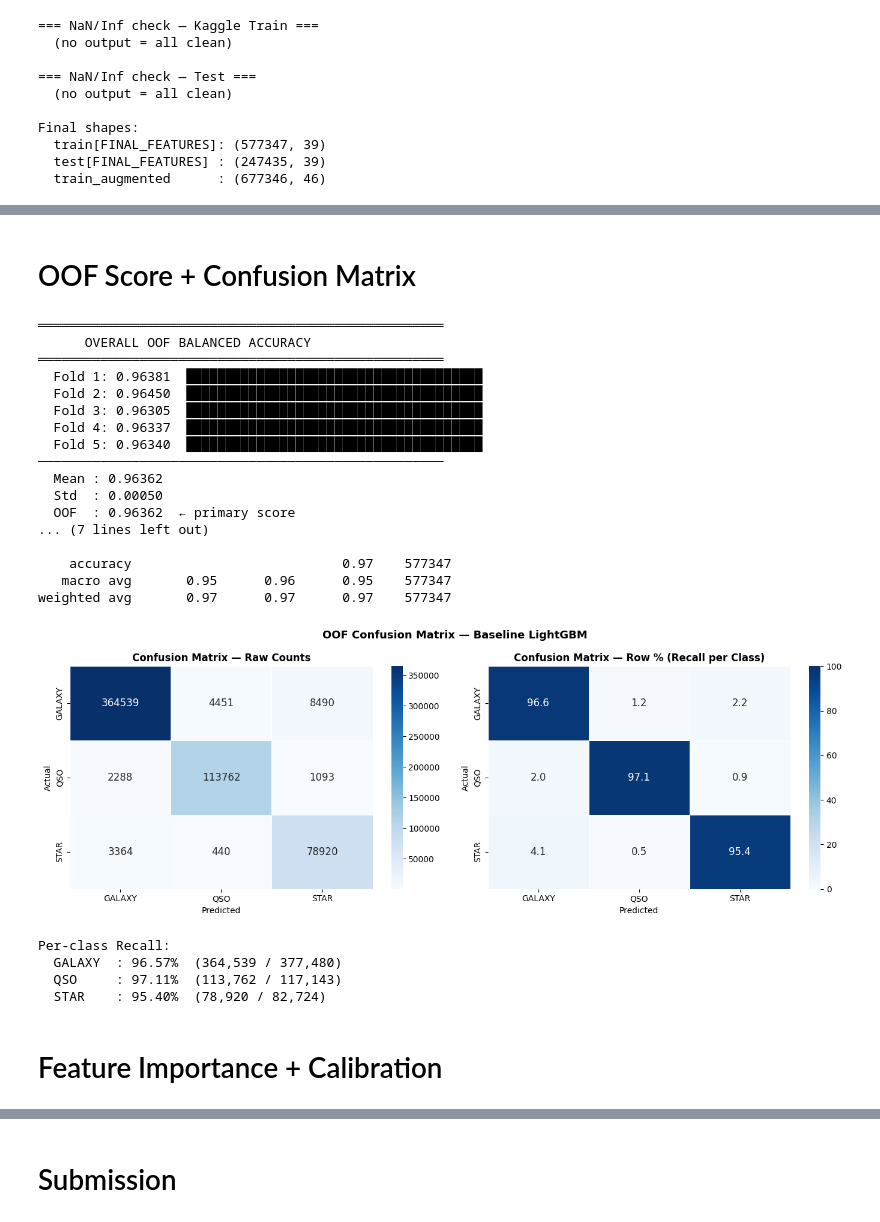
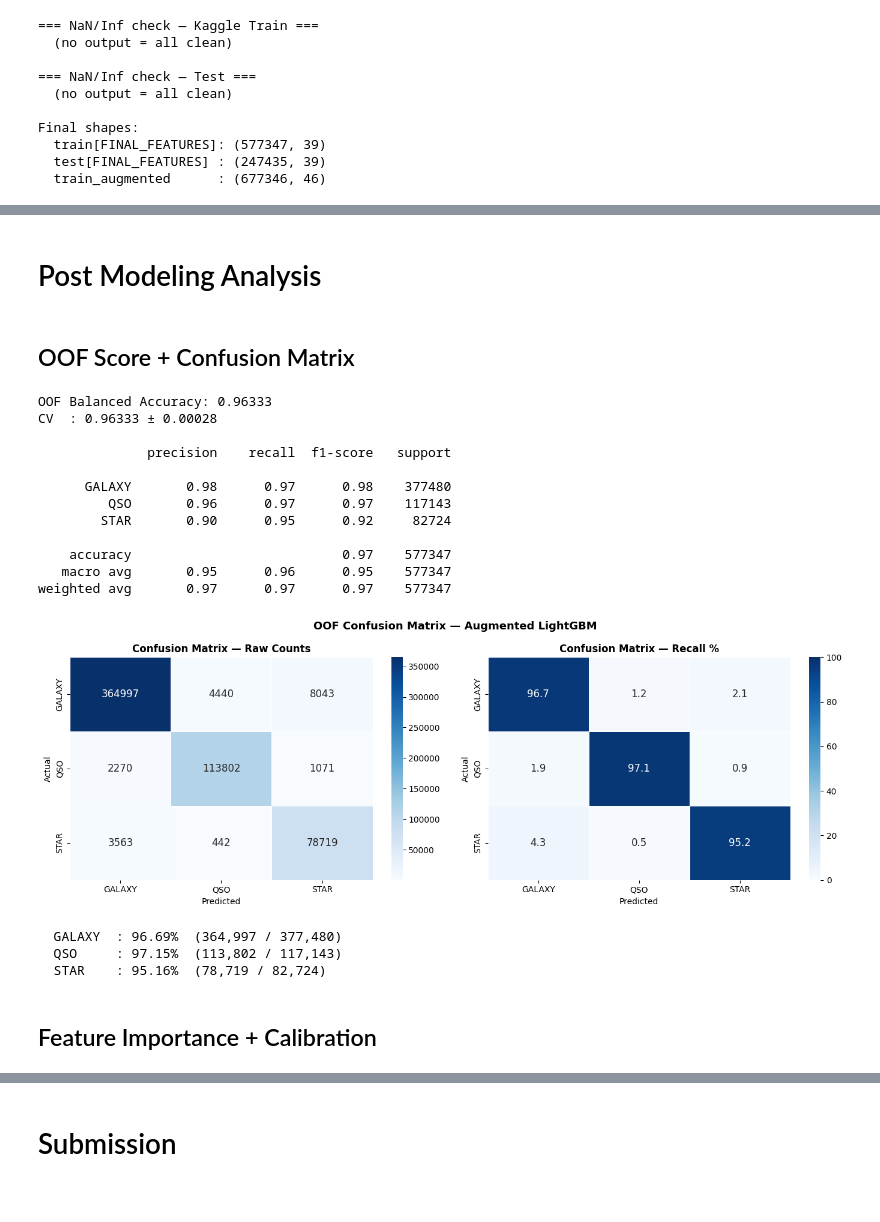
Before and after one commit to 23f2001942/KaggleCompetitions, a Jupyter notebook: Predict Stellar Class.ipynb, the cells around one changed output, grey strips where cells are left out. Drawn from its saved outputs; the diff is of its cells as text; code cells hidden in the pictures.

```diff
--- a/Predict Stellar Class.ipynb
+++ b/Predict Stellar Class.ipynb
@@ -507,74 +465,53 @@ Starting 5-Fold Stratified CV — Baseline LightGBM
+# %% [markdown]
+# Post Modeling Analysis
 # %% [markdown]
-# OOF Score + Confusion Matrix
+## OOF Score + Confusion Matrix
 # %%
-oof_overall = balanced_accuracy_score(y, oof_preds)
-
-print('═'*52)
-print('      OVERALL OOF BALANCED ACCURACY')
-print('═'*52)
-for fold, score in enumerate(fold_scores, 1):
-    bar = '█' * int(score * 40)
-    print(f'  Fold {fold}: {score:.5f}  {bar}')
-print('─'*52)
-print(f'  Mean : {np.mean(fold_scores):.5f}')
-print(f'  Std  : {np.std(fold_scores):.5f}')
-print(f'  OOF  : {oof_overall:.5f}  ← primary score')
-print('═'*52)
-print()
-print(classification_report(y, oof_preds, target_names=le.classes_))
-
-# Confusion matrix
-cm     = confusion_matrix(y, oof_preds)
+cm     = confusion_matrix(y_aug[kag_idx], oof_preds[kag_idx])
 cm_pct = cm.astype(float) / cm.sum(axis=1, keepdims=True) * 100
 
+print(f'OOF Balanced Accuracy: {oof_score:.5f}')
+print(f'CV  : {np.mean(fold_scores):.5f} ± {np.std(fold_scores):.5f}')
+print()
+print(classification_report(y_aug[kag_idx], oof_preds[kag_idx], target_names=le.classes_))
+
 fig, axes = plt.subplots(1, 2, figsize=(14, 5))
-
 sns.heatmap(cm, annot=True, fmt='d', cmap='Blues',
             xticklabels=le.classes_, yticklabels=le.classes_,
             ax=axes[0], linewidths=0.5, annot_kws={'size': 12})
 axes[0].set_title('Confusion Matrix — Raw Counts', fontweight='bold')
-axes[0].set_xlabel('Predicted')
-axes[0].set_ylabel('Actual')
+axes[0].set_xlabel('Predicted'); axes[0].set_ylabel('Actual')
 
 sns.heatmap(cm_pct, annot=True, fmt='.1f', cmap='Blues',
             xticklabels=le.classes_, yticklabels=le.classes_,
             ax=axes[1], linewidths=0.5, vmin=0, vmax=100,
             annot_kws={'size': 12})
-axes[1].set_title('Confusion Matrix — Row % (Recall per Class)', fontweight='bold')
-axes[1].set_xlabel('Predicted')
-axes[1].set_ylabel('Actual')
+axes[1].set_title('Confusion Matrix — Recall %', fontweight='bold')
+axes[1].set_xlabel('Predicted'); axes[1].set_ylabel('Actual')
 
-plt.suptitle('OOF Confusion Matrix — Baseline LightGBM',
+plt.suptitle('OOF Confusion Matrix — Augmented LightGBM',
              fontsize=13, fontweight='bold')
-plt.tight_layout()
-plt.show()
+plt.tight_layout(); plt.show()
 
-print('\nPer-class Recall:')
 for i, cls in enumerate(le.classes_):
     print(f'  {cls:8s}: {cm_pct[i,i]:.2f}%  ({cm[i,i]:,} / {cm[i].sum():,})')
 # %% [output]
-════════════════════════════════════════════════════
-      OVERALL OOF BALANCED ACCURACY
-════════════════════════════════════════════════════
-  Fold 1: 0.96381  ██████████████████████████████████████
-  Fold 2: 0.96450  ██████████████████████████████████████
-  Fold 3: 0.96305  ██████████████████████████████████████
-  Fold 4: 0.96337  ██████████████████████████████████████
-  Fold 5: 0.96340  ██████████████████████████████████████
-────────────────────────────────────────────────────
-  Mean : 0.96362
-  Std  : 0.00050
-  OOF  : 0.96362  ← primary score
-... (7 lines left out)
+OOF Balanced Accuracy: 0.96333
+CV  : 0.96333 ± 0.00028
+
+              precision    recall  f1-score   support
+
+      GALAXY       0.98      0.97      0.98    377480
+         QSO       0.96      0.97      0.97    117143
+        STAR       0.90      0.95      0.92     82724
 
     accuracy                           0.97    577347
    macro avg       0.95      0.96      0.95    577347
 weighted avg       0.97      0.97      0.97    577347
-[figure, old version]
+[figure, new version]
-Per-class Recall:
-  GALAXY  : 96.57%  (364,539 / 377,480)
-  QSO     : 97.11%  (113,762 / 117,143)
-  STAR    : 95.40%  (78,920 / 82,724)
+  GALAXY  : 96.69%  (364,997 / 377,480)
+  QSO     : 97.15%  (113,802 / 117,143)
+  STAR    : 95.16%  (78,719 / 82,724)
 # %% [markdown]
-# Feature Importance + Calibration
+## Feature Importance + Calibration
 # %%
```
Also changed, not shown: parts of 20 cells of this notebook.
